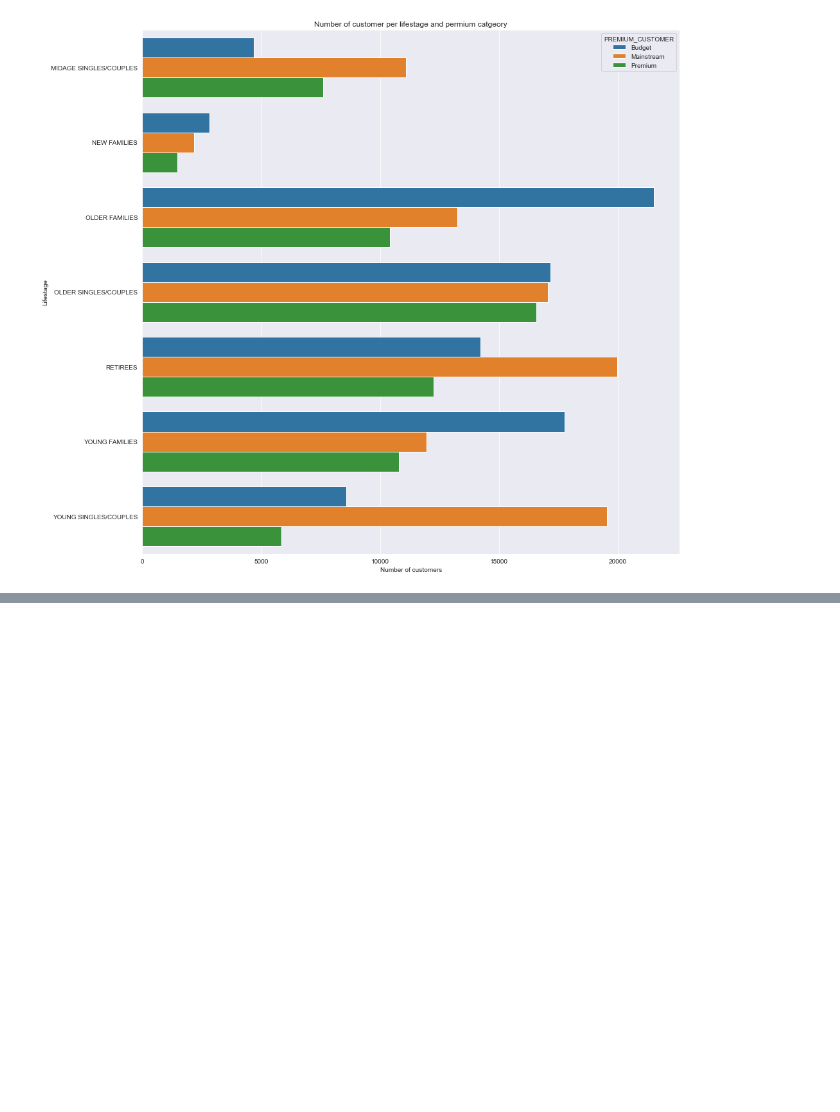
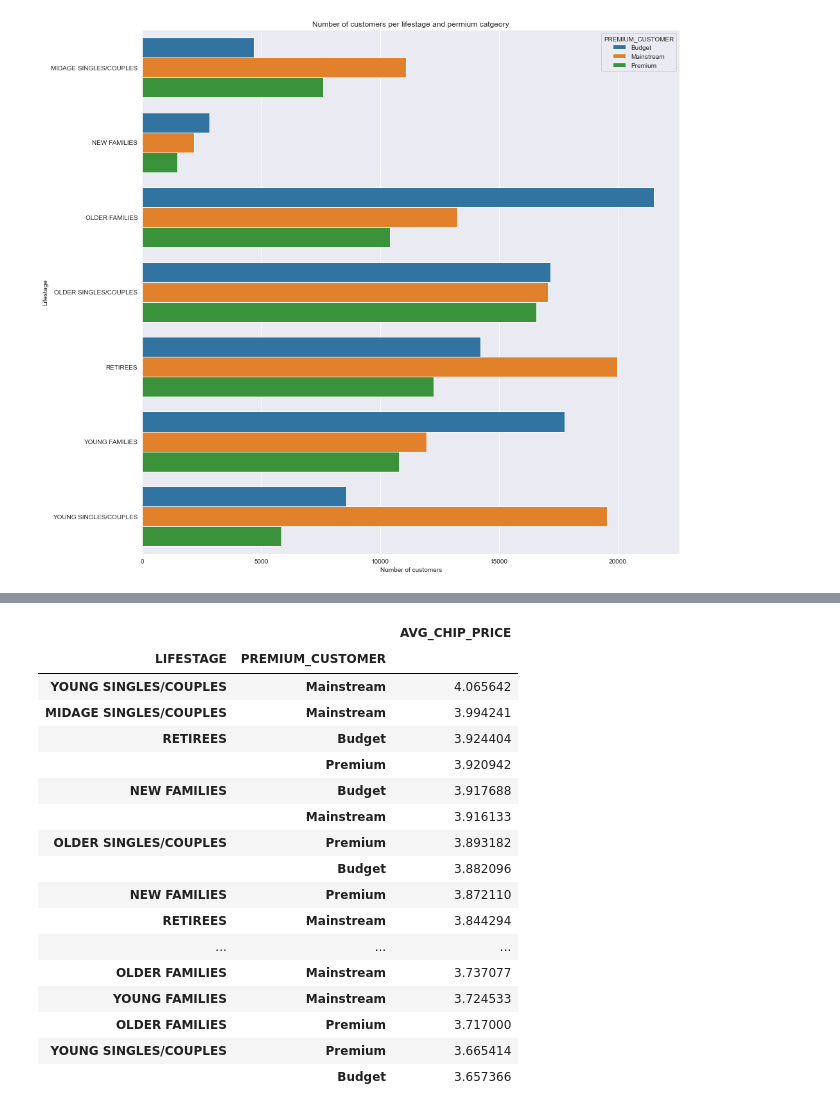
Before and after one commit to JoshyB14/Quantium_Data_Analytics_Virtual_Internship, a Jupyter notebook: Quantium_task1.ipynb, the cells around one changed output, grey strips where cells are left out. Saved outputs shown, nothing was run; the diff lists cells and outputs as text; code cells hidden in the pictures; blank space fills up the shorter version.

Commit message:
added avg customer sales

```diff
--- a/Quantium_task1.ipynb
+++ b/Quantium_task1.ipynb
@@ -387,3 +387,7 @@ plt.ylabel('Lifestage')
 plt.show()
 # %% [output]
 [figure]
+# %%
+# Compute average price of chips sales per customer
+chips_data['AVG_CHIP_PRICE'] = chips_data['TOT_SALES']/chips_data['PROD_QTY']
+chips_data.head()
@@ -389,0 +401,23 @@ plt.show()
+# %%
+# Group average sales by lifestage and market segment
+average_sales = chips_data[['LIFESTAGE', 'PREMIUM_CUSTOMER', 'AVG_CHIP_PRICE']].groupby(['LIFESTAGE', 'PREMIUM_CUSTOMER']).mean()
+average_sales.sort_values('AVG_CHIP_PRICE',ascending=False)
+# %% [output]
+|  |  | AVG_CHIP_PRICE |
+| LIFESTAGE | PREMIUM_CUSTOMER |  |
+| YOUNG SINGLES/COUPLES | Mainstream | 4.065642 |
+| MIDAGE SINGLES/COUPLES | Mainstream | 3.994241 |
+| RETIREES | Budget | 3.924404 |
+|  | Premium | 3.920942 |
+| NEW FAMILIES | Budget | 3.917688 |
+|  | Mainstream | 3.916133 |
+| OLDER SINGLES/COUPLES | Premium | 3.893182 |
+|  | Budget | 3.882096 |
+| NEW FAMILIES | Premium | 3.872110 |
+| RETIREES | Mainstream | 3.844294 |
+| ... | ... | ... |
+| OLDER FAMILIES | Mainstream | 3.737077 |
+| YOUNG FAMILIES | Mainstream | 3.724533 |
+| OLDER FAMILIES | Premium | 3.717000 |
+| YOUNG SINGLES/COUPLES | Premium | 3.665414 |
+|  | Budget | 3.657366 |
```
Also changed, not shown: parts of 2 cells of this notebook.
